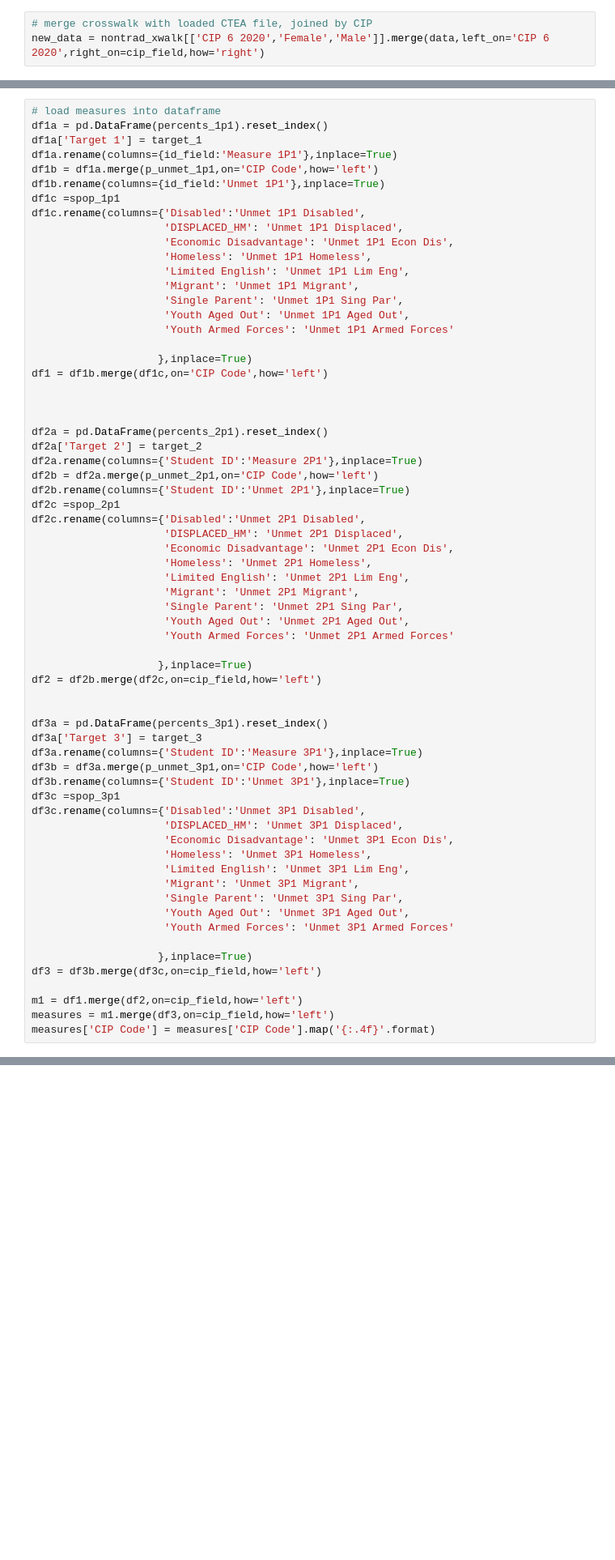
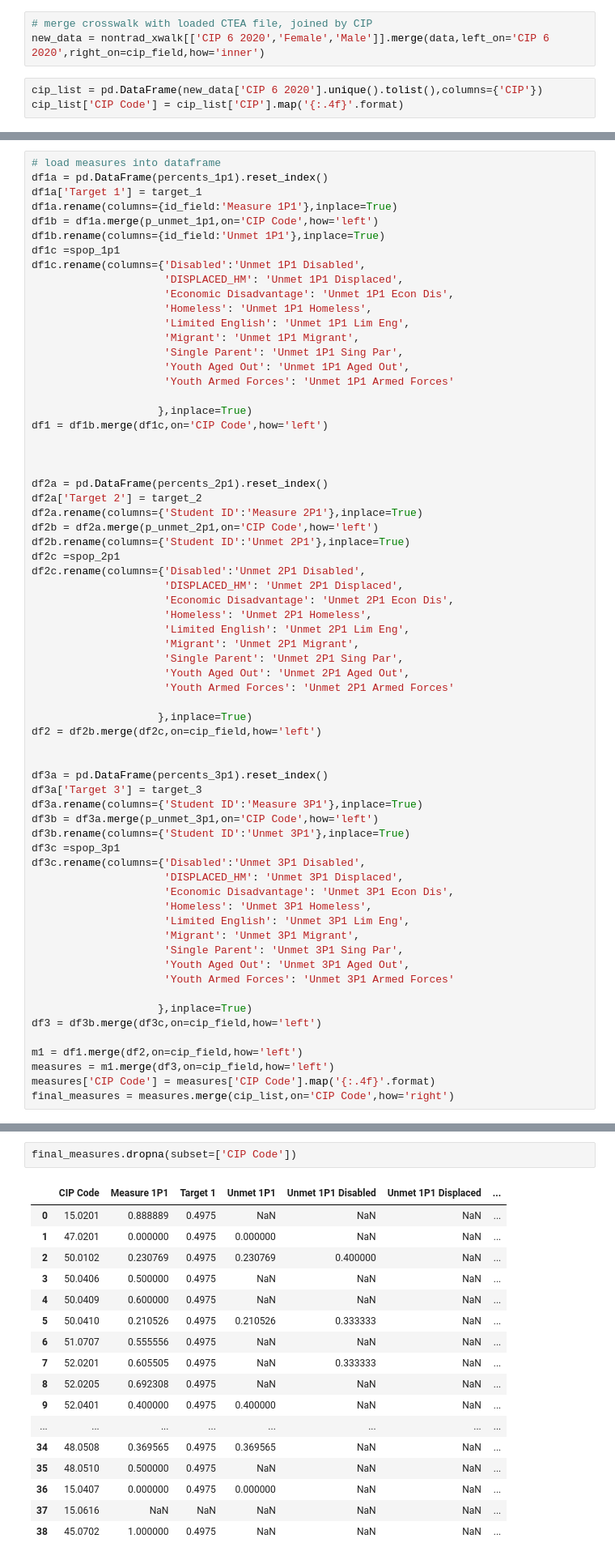
Before and after one commit to mjfikes/IR, a Jupyter notebook: PerkinsV/PerkinsV.ipynb, the cells around one changed output, grey strips where cells are left out. Shown at 81% size. Saved outputs shown, nothing was run; the diff lists cells and outputs as text; blank space fills up the shorter version.

```diff
--- a/PerkinsV/PerkinsV.ipynb
+++ b/PerkinsV/PerkinsV.ipynb
@@ -66,7 +71,10 @@ except:
 ### Join CTEA to crosswalk and separate completers
 # %%
 # merge crosswalk with loaded CTEA file, joined by CIP
-new_data = nontrad_xwalk[['CIP 6 2020','Female','Male']].merge(data,left_on='CIP 6 2020',right_on=cip_field,how='right')
+new_data = nontrad_xwalk[['CIP 6 2020','Female','Male']].merge(data,left_on='CIP 6 2020',right_on=cip_field,how='inner')
+# %%
+cip_list = pd.DataFrame(new_data['CIP 6 2020'].unique().tolist(),columns={'CIP'})
+cip_list['CIP Code'] = cip_list['CIP'].map('{:.4f}'.format)
 # %%
 # splits completers based on status codes 4 and 6 and total credits >=12
 completer_set = new_data[(new_data[status_field].isin([4,6])) | (new_data[credit_field]>=12)] #make numerator data
@@ -315,6 +495,7 @@ df3 = df3b.merge(df3c,on=cip_field,how='left')
 m1 = df1.merge(df2,on=cip_field,how='left')
 measures = m1.merge(df3,on=cip_field,how='left')
 measures['CIP Code'] = measures['CIP Code'].map('{:.4f}'.format)
+final_measures = measures.merge(cip_list,on='CIP Code',how='right')
 # %%
 print('Overall Performance for 1P1 is {0:.2f}%'.format(len(num_1p1)/len(den_1p1)*100))
 print('Overall Performance for 2P1 is {0:.2f}%'.format(len(num_2p1)/len(den_2p1)*100))
@@ -321,0 +507,20 @@ print('Overall Performance for for 3P1 is {0:.2f}%'.format(len(num_3p1)/len(den_
+# %%
+final_measures.dropna(subset=['CIP Code'])
+# %% [output]
+|  | CIP Code | Measure 1P1 | Target 1 | Unmet 1P1 | Unmet 1P1 Disabled | Unmet 1P1 Displaced | ... |
+| 0 | 15.0201 | 0.888889 | 0.4975 | NaN | NaN | NaN | ... |
+| 1 | 47.0201 | 0.000000 | 0.4975 | 0.000000 | NaN | NaN | ... |
+| 2 | 50.0102 | 0.230769 | 0.4975 | 0.230769 | 0.400000 | NaN | ... |
+| 3 | 50.0406 | 0.500000 | 0.4975 | NaN | NaN | NaN | ... |
+| 4 | 50.0409 | 0.600000 | 0.4975 | NaN | NaN | NaN | ... |
+| 5 | 50.0410 | 0.210526 | 0.4975 | 0.210526 | 0.333333 | NaN | ... |
+| 6 | 51.0707 | 0.555556 | 0.4975 | NaN | NaN | NaN | ... |
+| 7 | 52.0201 | 0.605505 | 0.4975 | NaN | 0.333333 | NaN | ... |
+| 8 | 52.0205 | 0.692308 | 0.4975 | NaN | NaN | NaN | ... |
+| 9 | 52.0401 | 0.400000 | 0.4975 | 0.400000 | NaN | NaN | ... |
+| ... | ... | ... | ... | ... | ... | ... | ... |
+| 34 | 48.0508 | 0.369565 | 0.4975 | 0.369565 | NaN | NaN | ... |
+| 35 | 48.0510 | 0.500000 | 0.4975 | NaN | NaN | NaN | ... |
+| 36 | 15.0407 | 0.000000 | 0.4975 | 0.000000 | NaN | NaN | ... |
+| 37 | 15.0616 | NaN | NaN | NaN | NaN | NaN | ... |
+| 38 | 45.0702 | 1.000000 | 0.4975 | NaN | NaN | NaN | ... |
```
Also changed, not shown: parts of 21 cells of this notebook.
